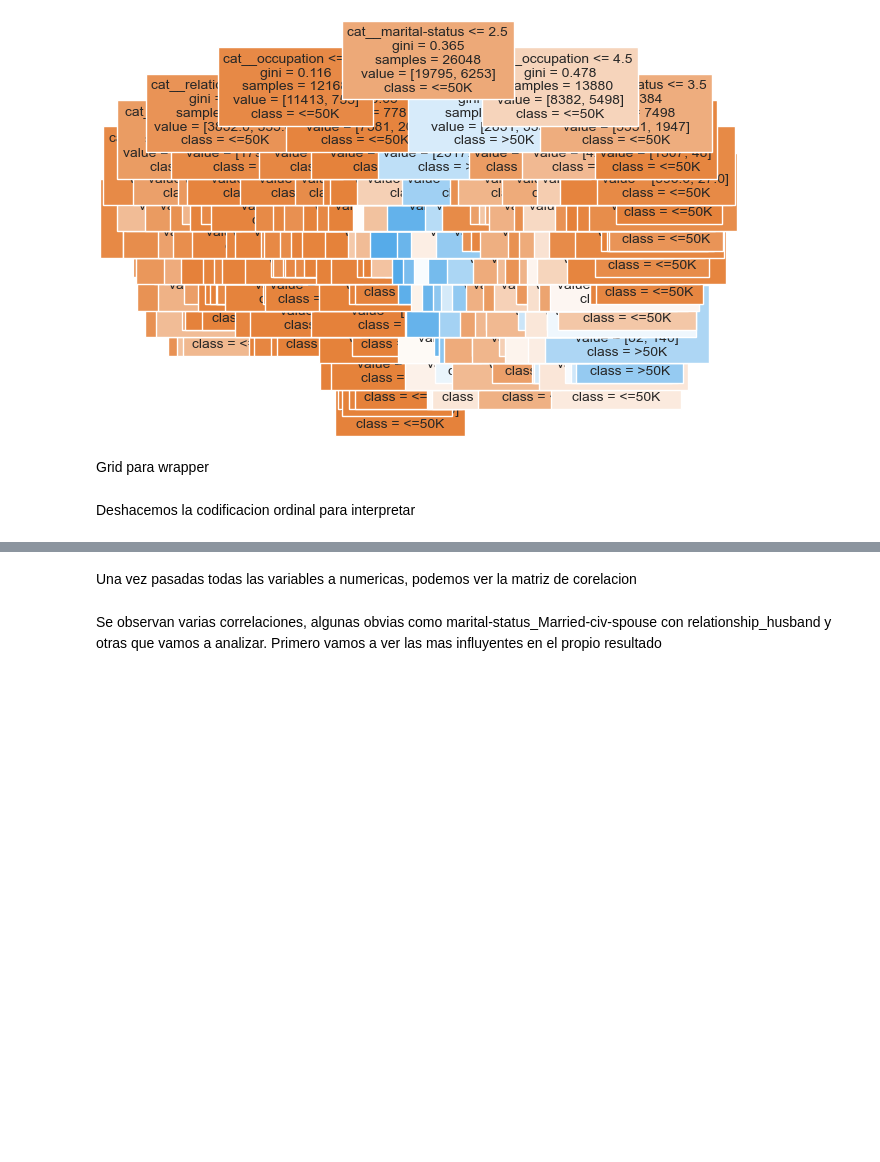
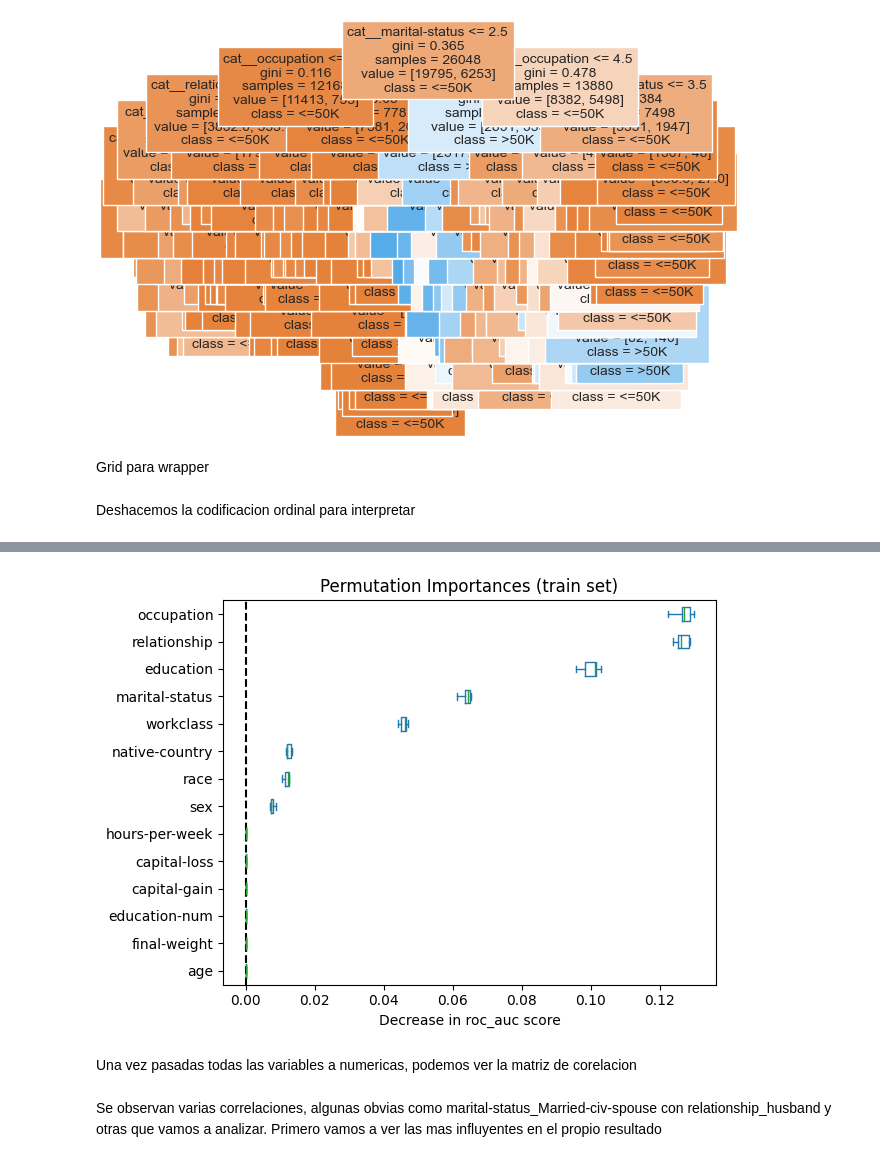
Before and after one commit to illa402/Salaty-ML-Project, a Jupyter notebook: preprocesamiento.ipynb, the cells around one changed output, grey strips where cells are left out. Cells and saved outputs as stored; diff of their text form; code cells hidden in the pictures; blank space fills up the shorter version.

Commit message:
Permutation Importance

```diff
--- a/preprocesamiento.ipynb
+++ b/preprocesamiento.ipynb
@@ -960,0 +990,10 @@ print("Rama derecha (>4.5):", right_cats)
+# %%
+result = permutation_importance(pipeline, X, y, scoring='roc_auc', random_state=1)
+# Obtenemos los índices de las variables ordenadas de mayor a menor
+sorted_importances_idx = result.importances_mean.argsort()
+
+# Creamos un DataFrame con toda la información y lo mostramos
+feature_importances = pd.DataFrame([], index = X.columns[sorted_importances_idx[::-1]], columns=['Media','Desviación Estándard'])
+feature_importances['Media'] = result.importances_mean[sorted_importances_idx[::-1]]
+feature_importances['Desviación Estándard'] = result.importances_std[sorted_importances_idx[::-1]]
+feature_importances
@@ -961,3 +1016,15 @@ print("Rama derecha (>4.5):", right_cats)
+# %%
+importances = pd.DataFrame(
+    result.importances[sorted_importances_idx].T,
+    columns=X.columns[sorted_importances_idx],
+)
+ax = importances.plot.box(vert=False, whis=10)
+ax.set_title("Permutation Importances (train set)")
+ax.axvline(x=0, color="k", linestyle="--")
+ax.set_xlabel("Decrease in roc_auc score")
+ax.figure.tight_layout()
+# %% [output]
+[figure, added]
 # %%
 # import numpy as np
 # import pandas as pd
```
Also changed, not shown: parts of 4 cells of this notebook.
